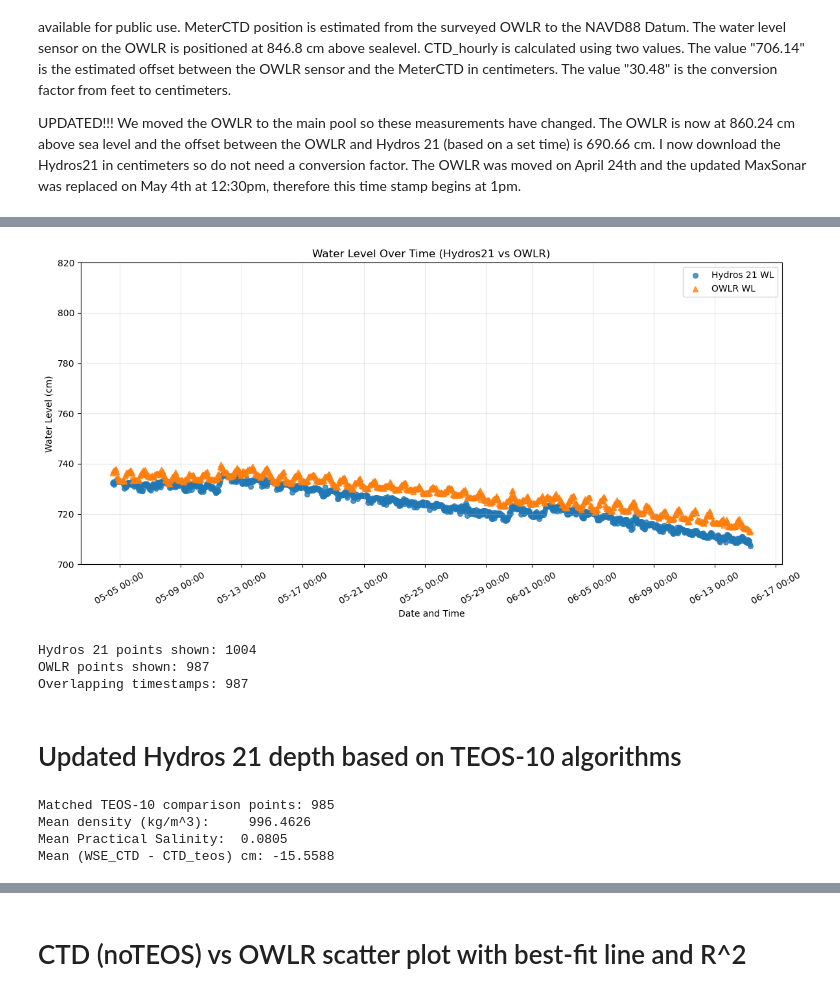
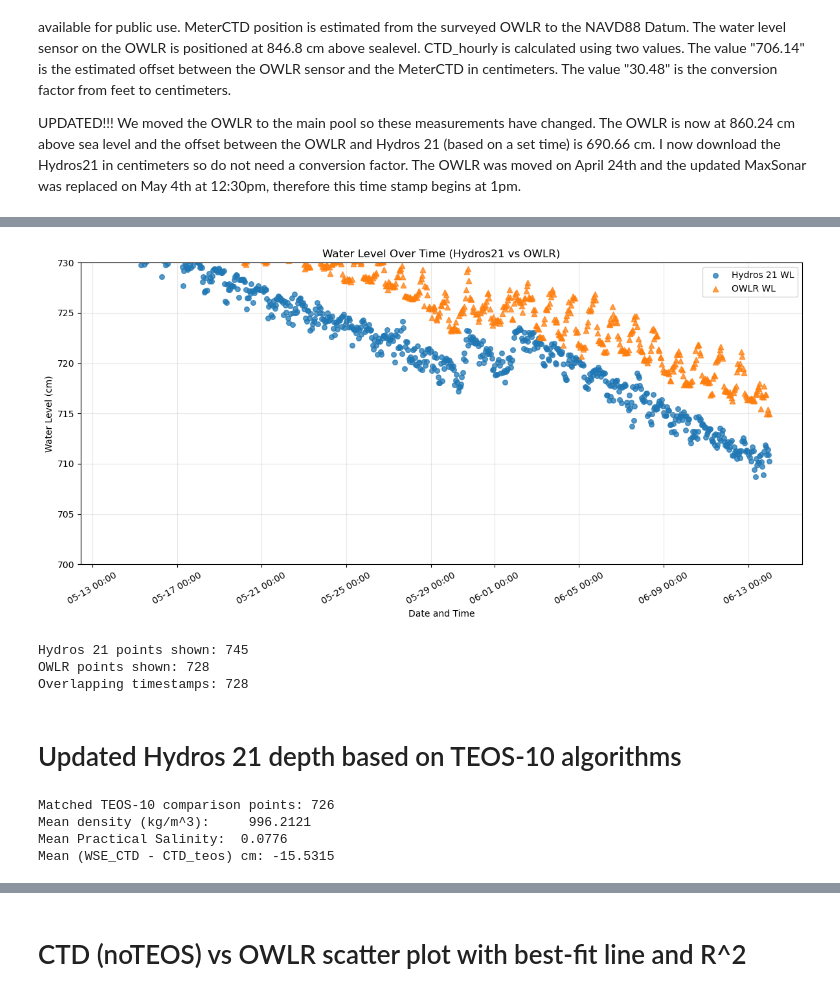
Before and after one commit to COAST-Lab/Open-Water-Level-and-Rainfall-Sensor, a Jupyter notebook: Data Analysis/waterSurfaceElevationAnalysis.ipynb, the cells around one changed output, grey strips where cells are left out. Drawn from its saved outputs; the diff is of its cells as text; code cells hidden in the pictures.

```diff
--- a/Data Analysis/waterSurfaceElevationAnalysis.ipynb
+++ b/Data Analysis/waterSurfaceElevationAnalysis.ipynb
@@ -26,8 +26,8 @@ data_dir = "Data"
 wse_CTD_path = os.path.join(data_dir, "wse_meterCTD_06162026.csv")
 owlr_path    = os.path.join(data_dir, "waterLevel_OWLR_VP_06152026.csv")
 
-start_time = pd.Timestamp("2026-05-04 13:00:00")
-end_time   = pd.Timestamp("2026-06-15 08:00:00")
+start_time = pd.Timestamp("2026-05-14 00:00:00")
+end_time   = pd.Timestamp("2026-06-14 00:00:00")
 
 
 # -----------------------------
@@ -158,38 +158,38 @@ plt.scatter(
     owlr_plot['WSE_OWLR_cm'],
     s=36, marker='^', alpha=0.75, label='OWLR WL'
  )
 
 plt.title('Water Level Over Time (Hydros21 vs OWLR)')
 plt.xlabel('Date and Time')
 plt.ylabel('Water Level (cm)')
-plt.ylim(700, 820)
+plt.ylim(700, 730)
 
 # Format x-axis ticks as mm-dd hh:mm
 ax = plt.gca()
 ax.xaxis.set_major_locator(mdates.AutoDateLocator(minticks=6, maxticks=14))
 ax.xaxis.set_major_formatter(mdates.DateFormatter('%m-%d %H:%M'))
 plt.xticks(rotation=30)
 
 plt.legend()
 plt.grid(alpha=0.3)
 plt.tight_layout()
 plt.show()
 
 matched_only = pd.merge(
     ctd_plot[['timestamp_hour']],
     owlr_plot[['timestamp_hour']],
     on='timestamp_hour',
     how='inner'
  )
 
 print(f'Hydros 21 points shown: {len(ctd_plot)}')
 print(f'OWLR points shown: {len(owlr_plot)}')
 print(f'Overlapping timestamps: {len(matched_only)}')
 # %% [output]
-[figure, old version]
+[figure, new version]
-Hydros 21 points shown: 1004
-OWLR points shown: 987
-Overlapping timestamps: 987
+Hydros 21 points shown: 745
+OWLR points shown: 728
+Overlapping timestamps: 728
 # %% [markdown]
 # Updated Hydros 21 depth based on TEOS-10 algorithms
 # %%
@@ -290,10 +290,10 @@ print(f'Mean density (kg/m^3):     {comparison_teos["rho"].mean():.4f}')
 print(f'Mean Practical Salinity:  {comparison_teos["SP"].mean():.4f}')
 print(f"Mean (WSE_CTD - CTD_teos) cm: {ctd_delta['WSE_CTD_minus_TEOS_cm'].mean():.4f}")
 # %% [output]
-Matched TEOS-10 comparison points: 985
-Mean density (kg/m^3):     996.4626
-Mean Practical Salinity:  0.0805
-Mean (WSE_CTD - CTD_teos) cm: -15.5588
+Matched TEOS-10 comparison points: 726
+Mean density (kg/m^3):     996.2121
+Mean Practical Salinity:  0.0776
+Mean (WSE_CTD - CTD_teos) cm: -15.5315
 # %%
 # Plot
 fig, ax1 = plt.subplots(figsize=(12, 6))
```
Also changed, not shown: parts of 5 cells of this notebook, 1 other file.
